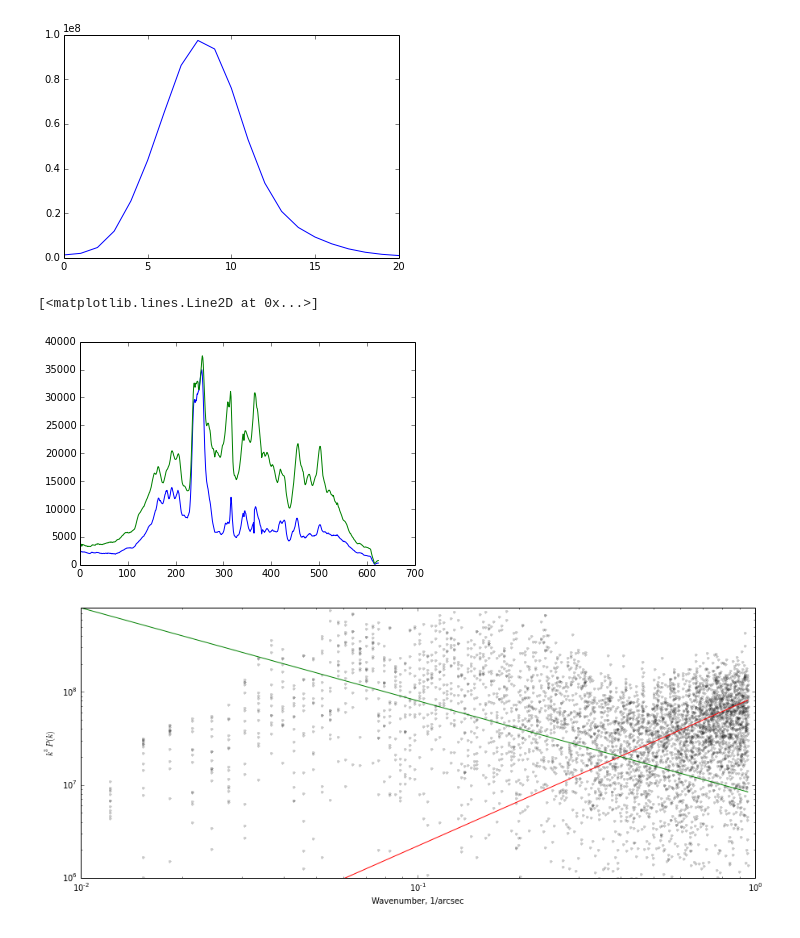
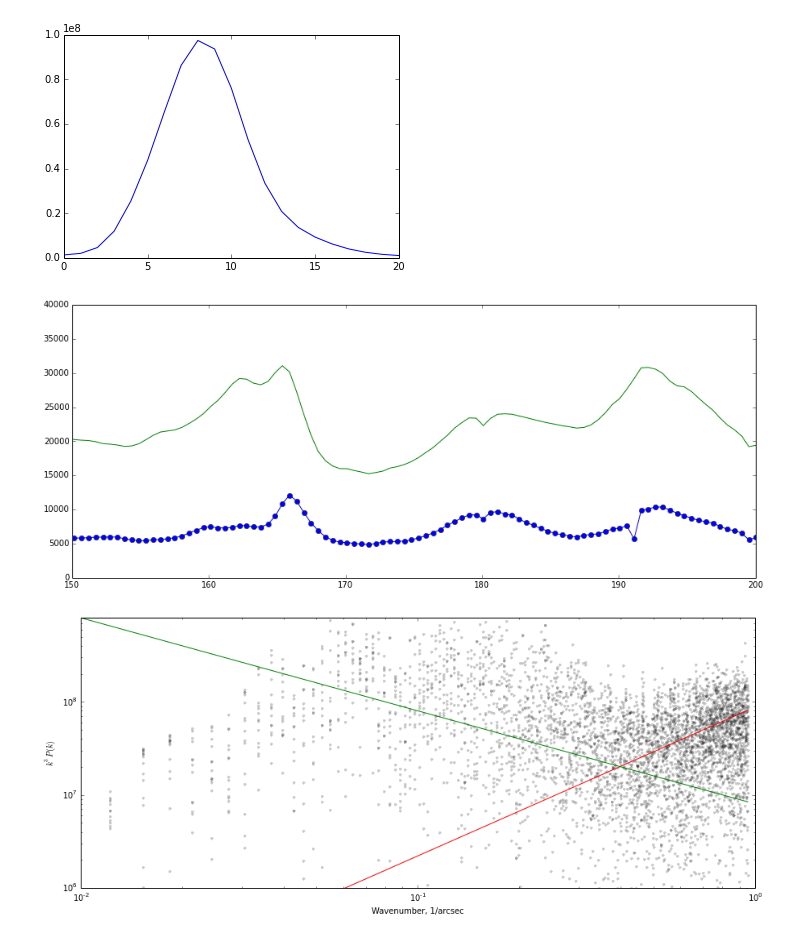
Before and after one commit to will-henney/orion-stats, a Jupyter notebook: StrucFunc Explore.ipynb, the cells around one changed output. Drawn from its saved outputs; the diff is of its cells as text; code cells hidden in the pictures.

```diff
--- a/StrucFunc Explore.ipynb
+++ b/StrucFunc Explore.ipynb
@@ -79,11 +79,13 @@ plot(spec[74:95])
 # %%
 thin_map = hdu.data[80,:,:]
 thick_map = hdu.data[:,:,:].sum(axis=0)
-plot(thin_map[5])
-plot(thick_map[5]/5)
+x = pix_scale*np.arange(nx)
+plot(x, thin_map[5], '-o')
+plot(x, thick_map[5]/5)
+xlim(150.0, 200.0)
+gcf().set_size_inches(15, 6)
 # %% [output]
-[<matplotlib.lines.Line2D at 0x...>]
-[figure, old version]
+[figure, new version]
 # %%
 import numpy as np
 # units of 1/arcsec
```
Also changed, not shown: parts of 3 cells of this notebook.
